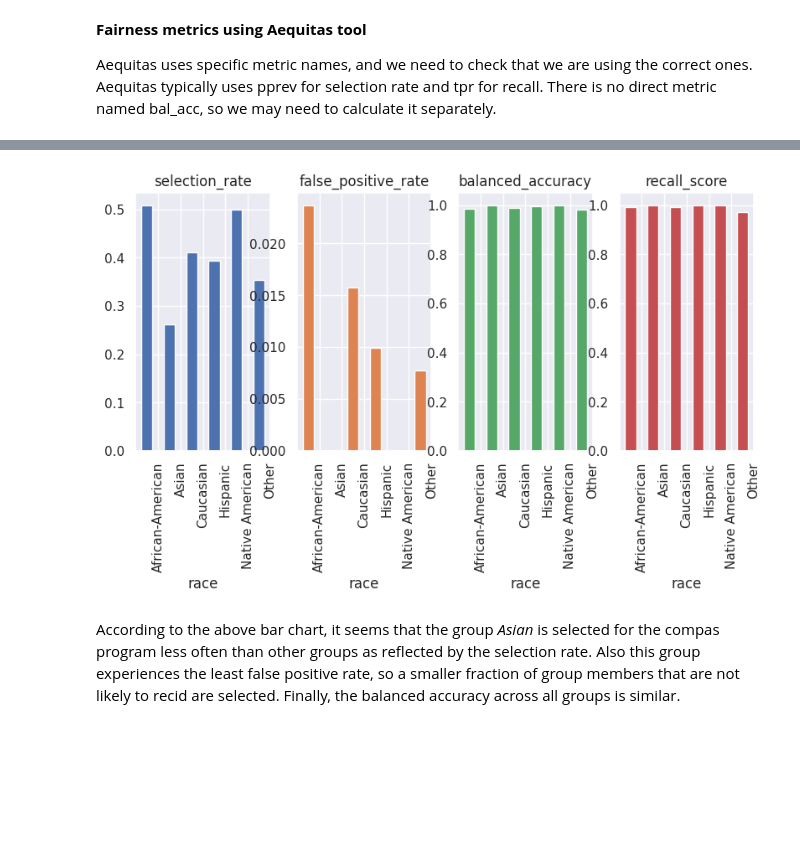
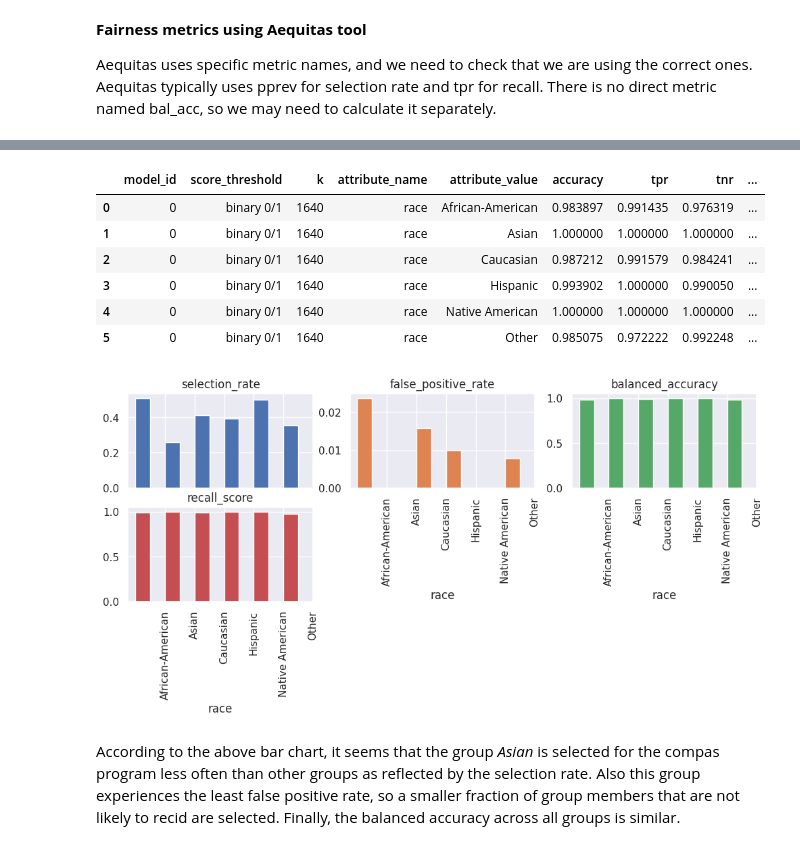
Before and after one commit to nokks/Fairness, a Jupyter notebook: 2021_scipy_tutorial/fairness-in-AI-systems-student.ipynb, the cells around one changed output, grey strips where cells are left out. Saved outputs shown, nothing was run; the diff lists cells and outputs as text; code cells hidden in the pictures; blank space fills up the shorter version.

```diff
--- a/2021_scipy_tutorial/fairness-in-AI-systems-student.ipynb
+++ b/2021_scipy_tutorial/fairness-in-AI-systems-student.ipynb
@@ -1353,10 +1375,22 @@ print(bdf[['attribute_name', 'attribute_value', 'fpr_disparity', 'pprev_disparit
+# %%
+
+min_metric_bdf = b.get_disparity_min_metric(df=xtab, original_df=df)
+min_metric_bdf.style
+# %% [output]
+|  | model_id | score_threshold | k | attribute_name | attribute_value | accuracy | tpr | tnr | ... |
+| 0 | 0 | binary 0/1 | 1640 | race | African-American | 0.983897 | 0.991435 | 0.976319 | ... |
+| 1 | 0 | binary 0/1 | 1640 | race | Asian | 1.000000 | 1.000000 | 1.000000 | ... |
+| 2 | 0 | binary 0/1 | 1640 | race | Caucasian | 0.987212 | 0.991579 | 0.984241 | ... |
+| 3 | 0 | binary 0/1 | 1640 | race | Hispanic | 0.993902 | 1.000000 | 0.990050 | ... |
+| 4 | 0 | binary 0/1 | 1640 | race | Native American | 1.000000 | 1.000000 | 1.000000 | ... |
+| 5 | 0 | binary 0/1 | 1640 | race | Other | 0.985075 | 0.972222 | 0.992248 | ... |
 # %%
 # You can also easily plot all of the metrics using DataFrame plotting capabilities
 
-metricframe_unmitigated.by_group.plot.bar(subplots=True, layout= [1,5], figsize=(12, 4),
-                      legend=False, rot=90, position=1.5);
+metricframe_unmitigated.by_group.plot.bar(subplots=True, layout= [2,3], figsize=(12, 4),
+                      legend=False, rot=90, position=2);
 # %% [output]
-[figure, old version]
+[figure, new version]
 # %% [markdown]
 According to the above bar chart, it seems that the group *Asian* is selected for the compas program less often than other groups as reflected by the selection rate. Also this group experiences the least false positive rate, so a smaller fraction of group members that are not  likely to recid  are selected. Finally, the balanced accuracy across all groups is similar.
 # %% [markdown]
```
Also changed, not shown: parts of 48 cells of this notebook.
